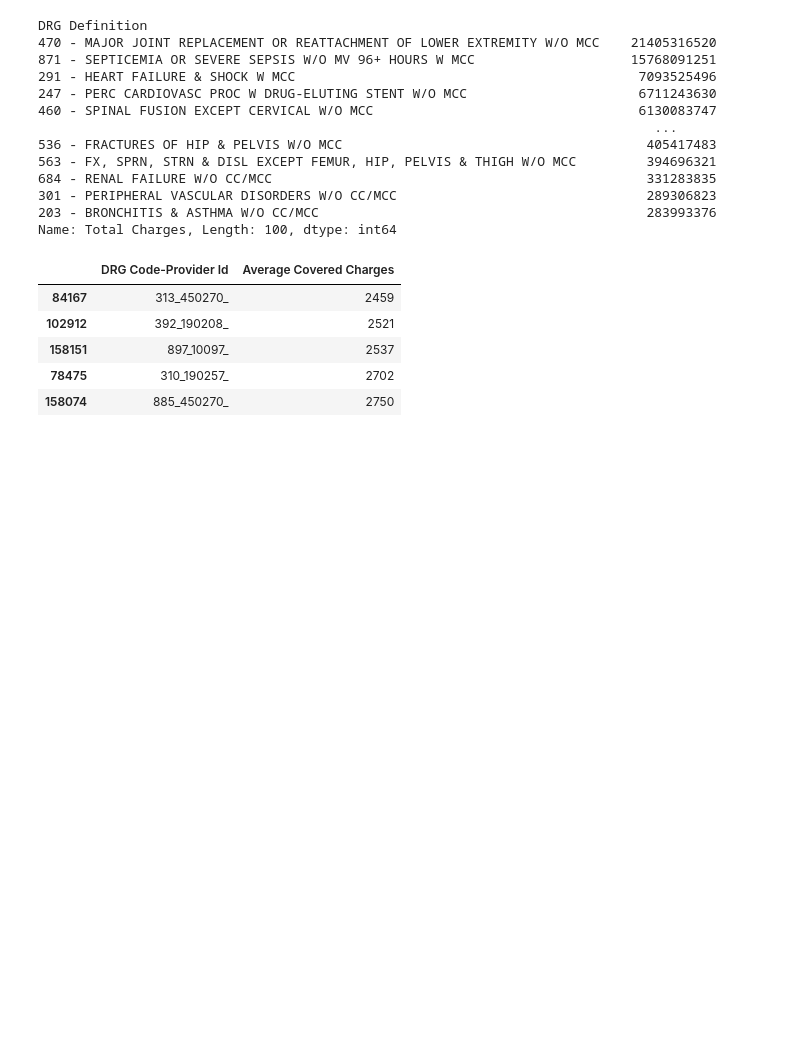
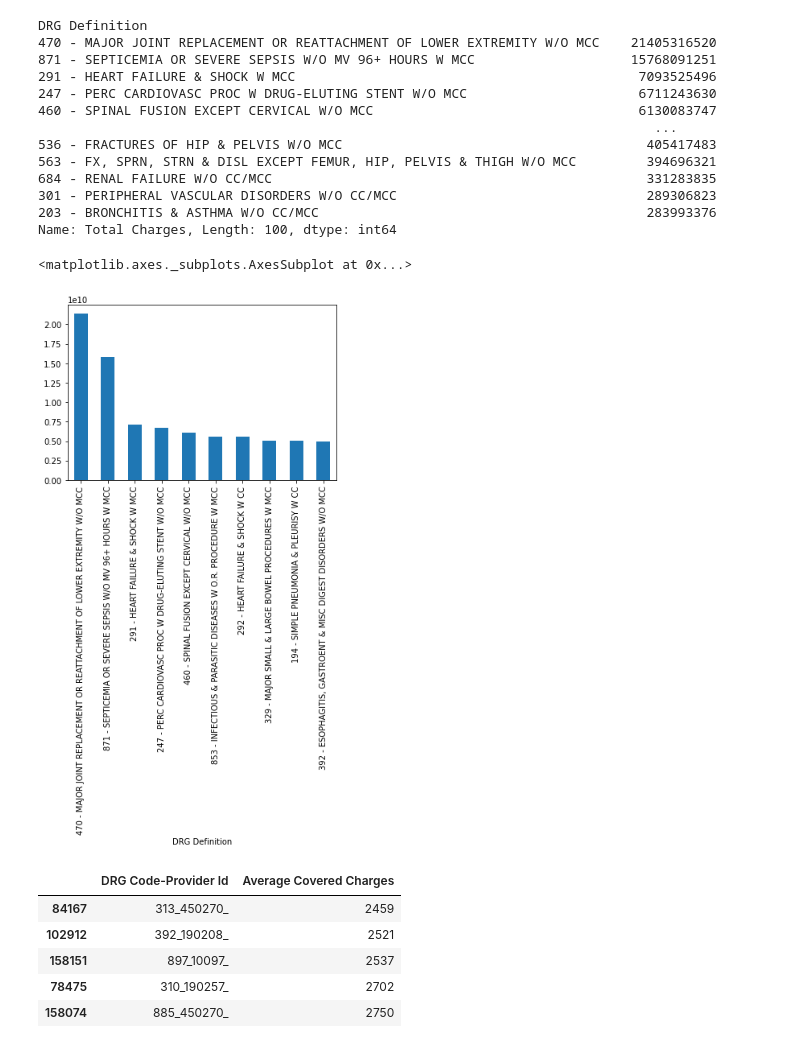
Before and after one commit to tuccib/CUNY-LAG, a Jupyter notebook: 210727_Project_3_2.ipynb, the cells around one changed output. Drawn from its saved outputs; the diff is of its cells as text; code cells hidden in the pictures; blank space fills up the shorter version.

```diff
--- a/210727_Project_3_2.ipynb
+++ b/210727_Project_3_2.ipynb
@@ -111,6 +96,12 @@ DRG Definition
 301 - PERIPHERAL VASCULAR DISORDERS W/O CC/MCC                                289306823
 203 - BRONCHITIS & ASTHMA W/O CC/MCC                                          283993376
 Name: Total Charges, Length: 100, dtype: int64
+# %%
+# Bar graph of top 10 DRGs ranked by Total Charges
+df2.groupby(['DRG Definition'])['Total Charges'].sum().sort_values(ascending=False).head(10).plot(kind = "bar")
+# %% [output]
+<matplotlib.axes._subplots.AxesSubplot at 0x...>
+[figure, added]
 # %%
 # Rank DRGs by Total Charges
 df3 = df2[['DRG Code-Provider Id','Average Covered Charges']].sort_values(['Average Covered Charges'], ascending = 'False')
```
Also changed, not shown: parts of 2 cells of this notebook.
